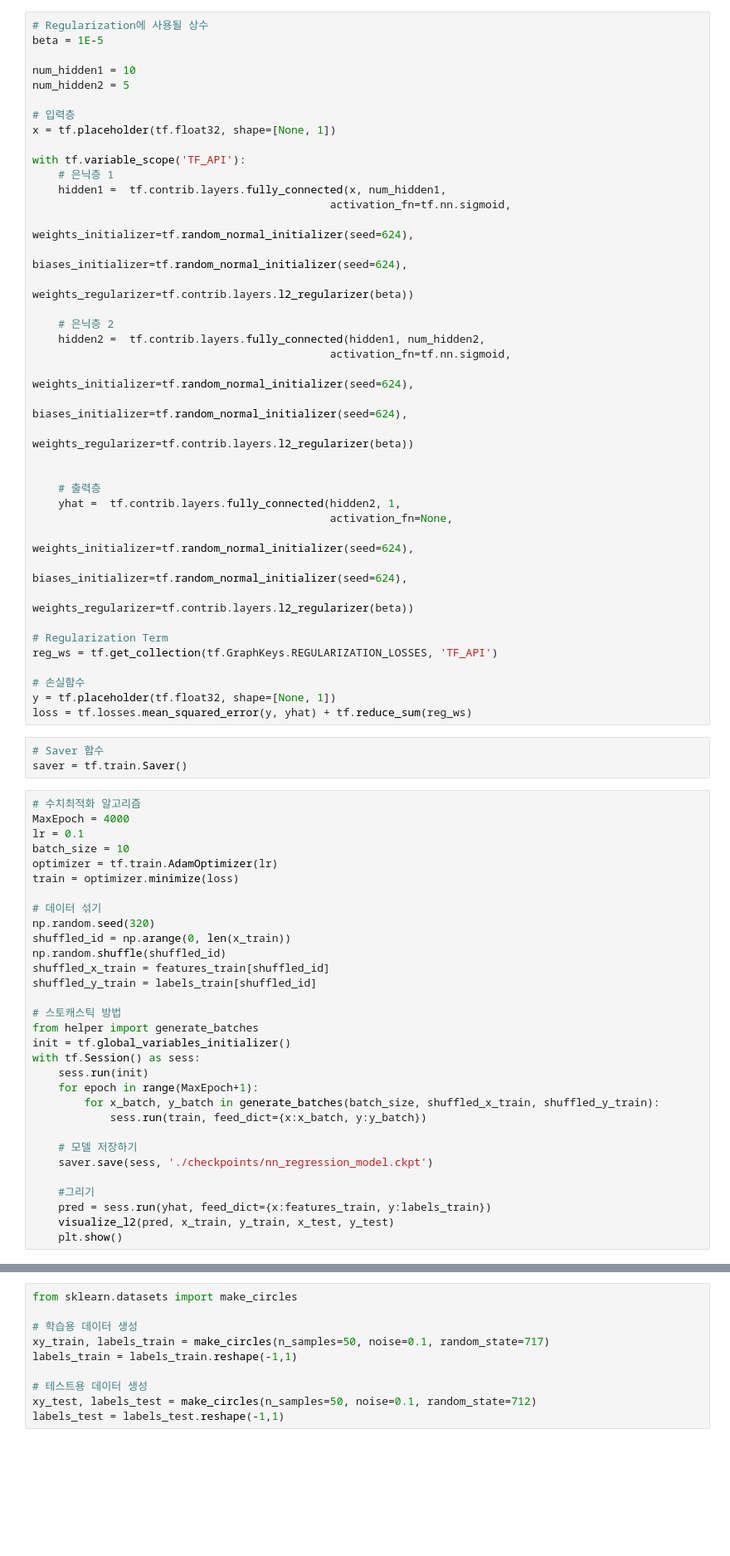
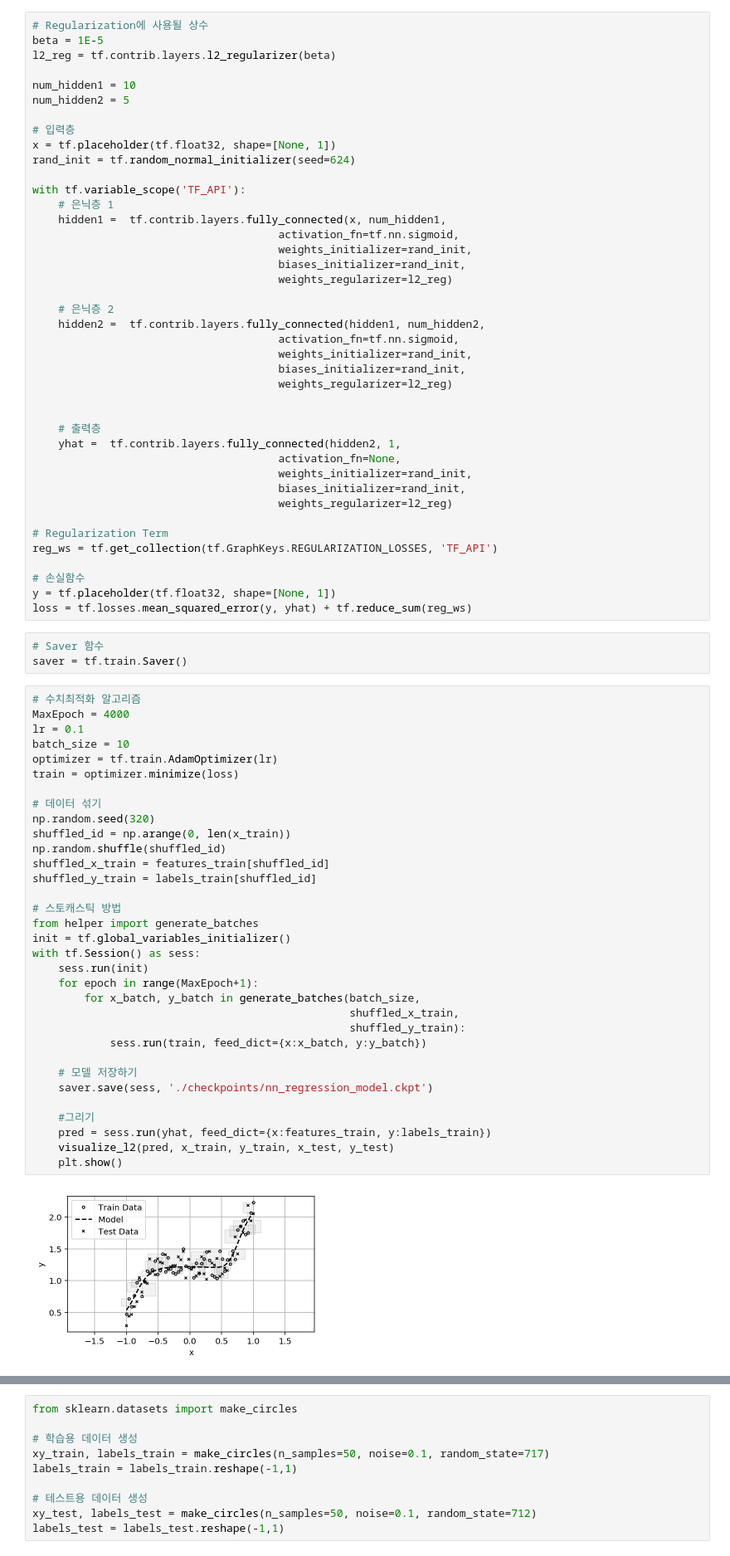
Before and after one commit to DNRY/dlopt, a Jupyter notebook: notebooks/CH16.ipynb, the cells around one changed output, grey strips where cells are left out. Shown: that part at 83% size. Saved outputs shown, nothing was run; the diff lists cells and outputs as text; blank space fills up the shorter version.

```diff
--- a/notebooks/CH16.ipynb
+++ b/notebooks/CH16.ipynb
@@ -40,35 +40,37 @@ labels_test = y_test.reshape(-1, 1)
 # %%
 # Regularization에 사용될 상수
 beta = 1E-5
+l2_reg = tf.contrib.layers.l2_regularizer(beta)
 
 num_hidden1 = 10
 num_hidden2 = 5
 
 # 입력층
 x = tf.placeholder(tf.float32, shape=[None, 1])
+rand_init = tf.random_normal_initializer(seed=624)
 
 with tf.variable_scope('TF_API'):
     # 은닉층 1
     hidden1 =  tf.contrib.layers.fully_connected(x, num_hidden1,
-                                              activation_fn=tf.nn.sigmoid,
-                                              weights_initializer=tf.random_normal_initializer(seed=624),
-                                              biases_initializer=tf.random_normal_initializer(seed=624),
-                                              weights_regularizer=tf.contrib.layers.l2_regularizer(beta))
+                                      activation_fn=tf.nn.sigmoid,
+                                      weights_initializer=rand_init,
+                                      biases_initializer=rand_init,
+                                      weights_regularizer=l2_reg)
 
     # 은닉층 2
     hidden2 =  tf.contrib.layers.fully_connected(hidden1, num_hidden2,
-                                              activation_fn=tf.nn.sigmoid,
-                                              weights_initializer=tf.random_normal_initializer(seed=624),
-                                              biases_initializer=tf.random_normal_initializer(seed=624),
-                                              weights_regularizer=tf.contrib.layers.l2_regularizer(beta))
+                                      activation_fn=tf.nn.sigmoid,
+                                      weights_initializer=rand_init,
+                                      biases_initializer=rand_init,
+                                      weights_regularizer=l2_reg)
 
 
     # 출력층
     yhat =  tf.contrib.layers.fully_connected(hidden2, 1,
-                                              activation_fn=None,
-                                              weights_initializer=tf.random_normal_initializer(seed=624),
-                                              biases_initializer=tf.random_normal_initializer(seed=624),
-                                              weights_regularizer=tf.contrib.layers.l2_regularizer(beta))
+                                      activation_fn=None,
+                                      weights_initializer=rand_init,
+                                      biases_initializer=rand_init,
+                                      weights_regularizer=l2_reg)
 
 # Regularization Term
 reg_ws = tf.get_collection(tf.GraphKeys.REGULARIZATION_LOSSES, 'TF_API')
@@ -82,34 +84,38 @@ saver = tf.train.Saver()
 # %%
 # 수치최적화 알고리즘
 MaxEpoch = 4000
 lr = 0.1
 batch_size = 10
 optimizer = tf.train.AdamOptimizer(lr)
 train = optimizer.minimize(loss)
 
 # 데이터 섞기
 np.random.seed(320)
 shuffled_id = np.arange(0, len(x_train))
 np.random.shuffle(shuffled_id)
 shuffled_x_train = features_train[shuffled_id]
 shuffled_y_train = labels_train[shuffled_id]
 
 # 스토캐스틱 방법
 from helper import generate_batches
 init = tf.global_variables_initializer()
 with tf.Session() as sess:
     sess.run(init)
     for epoch in range(MaxEpoch+1):
-        for x_batch, y_batch in generate_batches(batch_size, shuffled_x_train, shuffled_y_train):
+        for x_batch, y_batch in generate_batches(batch_size,
+                                                 shuffled_x_train,
+                                                 shuffled_y_train):
             sess.run(train, feed_dict={x:x_batch, y:y_batch})
 
     # 모델 저장하기
     saver.save(sess, './checkpoints/nn_regression_model.ckpt')
 
     #그리기
     pred = sess.run(yhat, feed_dict={x:features_train, y:labels_train})
     visualize_l2(pred, x_train, y_train, x_test, y_test)
     plt.show()
+# %% [output]
+[figure, added]
 # %%
 with tf.Session() as sess:
     sess.run(init)
```
Also changed, not shown: parts of 8 cells of this notebook, 10 other files.
